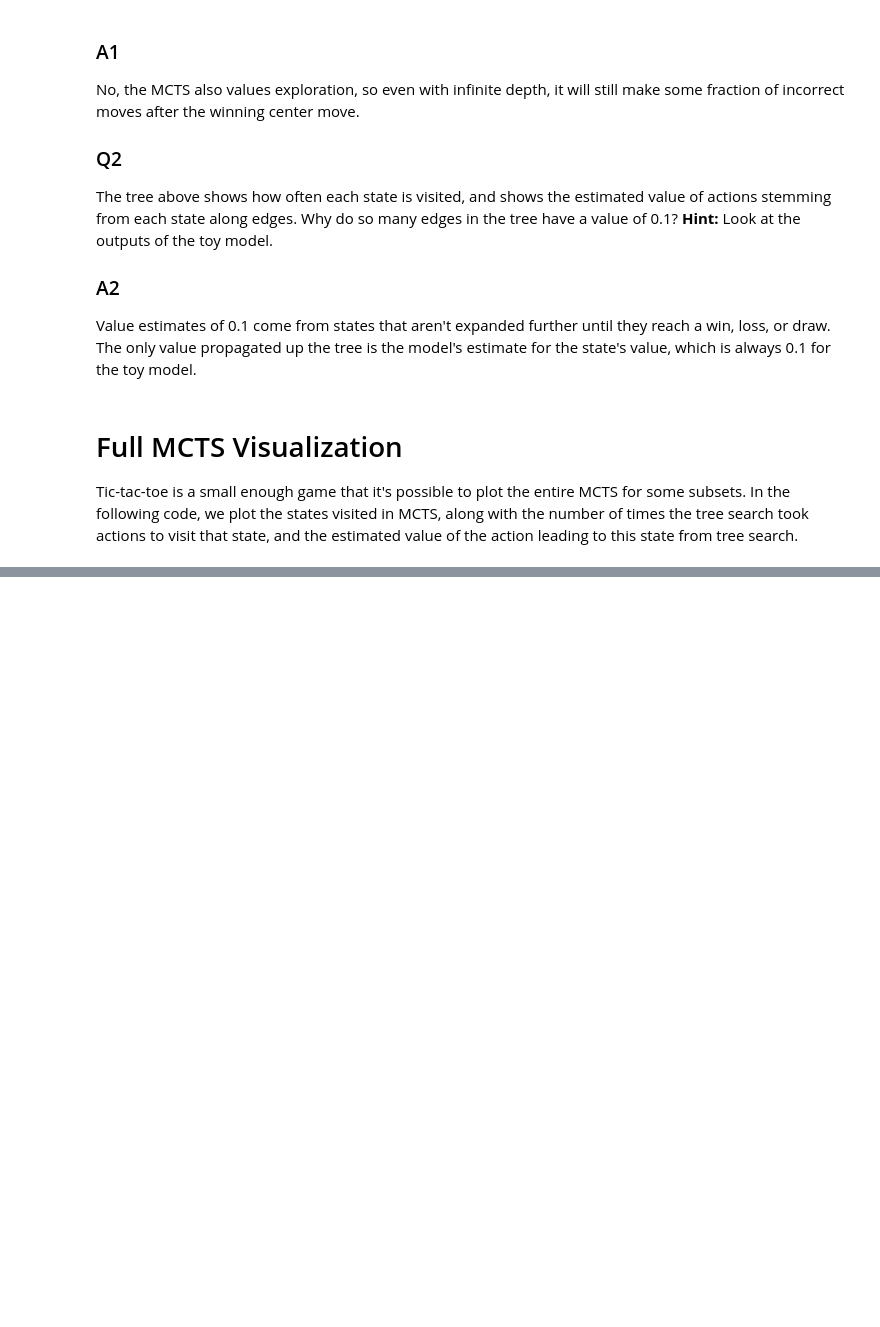
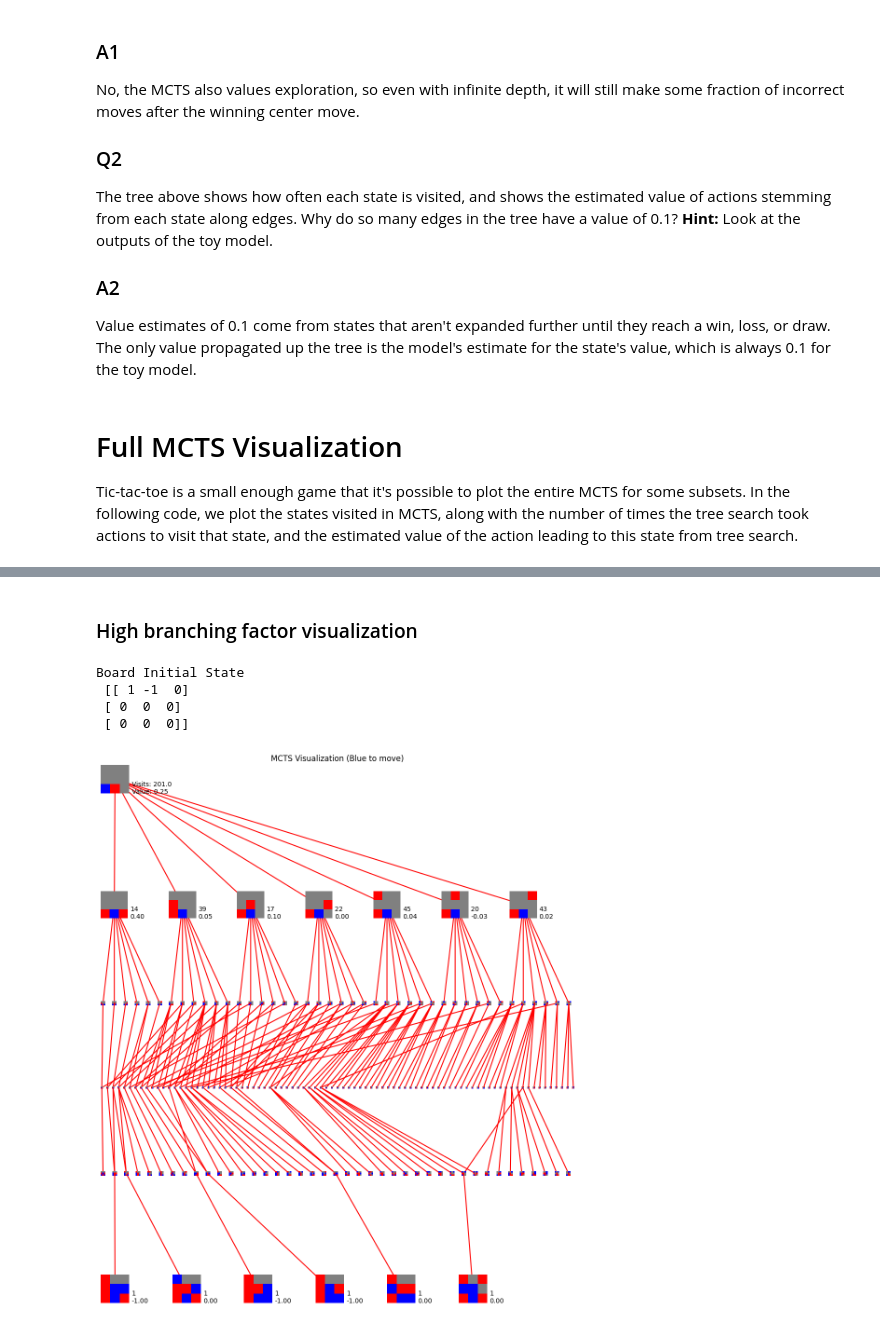
Before and after one commit to amdson/azul_rl, a Jupyter notebook: final_hw solutions.ipynb, the cells around one changed output, grey strips where cells are left out. Cells and saved outputs as stored; diff of their text form; code cells hidden in the pictures; blank space fills up the shorter version.

```diff
--- a/final_hw solutions.ipynb
+++ b/final_hw solutions.ipynb
@@ -457,0 +478,24 @@ print(mcts.action_mean_value[0])
+# %% [markdown]
+### High branching factor visualization
+# %%
+root_state = np.array([1, -1,  0, 0, 0,  0, 0,  0, 0])
+# root_state = np.zeros(9)
+print("Board Initial State\n", root_state.reshape((3,3)))
+mcts = MCTS(max_size=5000)
+mcts.mcts_eval(root_state, toy_model, 200)
+
+fig, ax = plt.subplots(figsize=(15, 15))
+ax.tick_params(axis='both', which='both', bottom=False, top=False, left=False, labelbottom=False)
+ax.set_xticklabels([])
+ax.set_yticklabels([])
+ax.set_frame_on(False)
+ax.set_aspect('equal')
+plot_mcts(ax, mcts, 0)
+ax.set_title("MCTS Visualization (Blue to move)")
+fig.show()
+# %% [output]
+Board Initial State
+ [[ 1 -1  0]
+ [ 0  0  0]
+ [ 0  0  0]]
+[figure, added]
```
Also changed, not shown: parts of 17 cells of this notebook.
